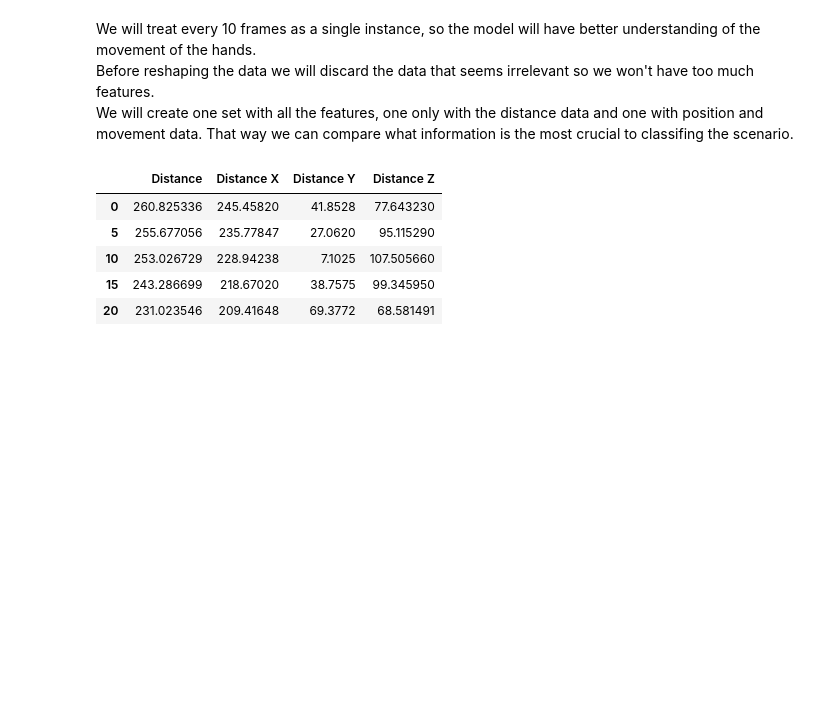
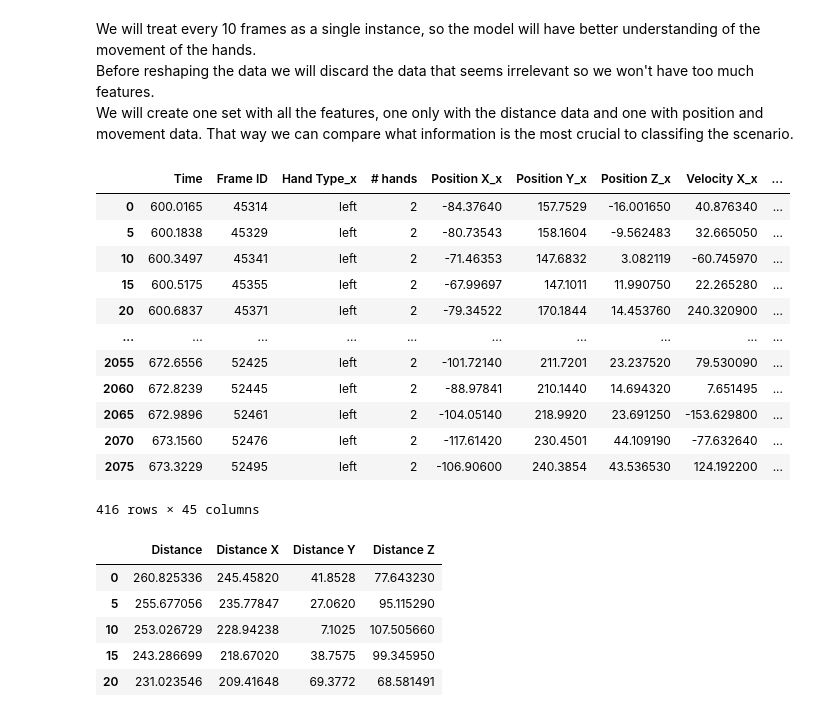
Before and after one commit to oridarshan/data-visualization-project, a Jupyter notebook: Hands Classification.ipynb, the cells around one changed output. Saved outputs shown, nothing was run; the diff lists cells and outputs as text; code cells hidden in the pictures; blank space fills up the shorter version.

Commit message:
hands scaling

```diff
--- a/Hands Classification.ipynb
+++ b/Hands Classification.ipynb
@@ -703,7 +703,7 @@ Example df shape after: (4485, 42)
 # %%
 # val data
 print('Example df shape before: '+str(Alone_val.shape))
-Spon_val=add_distance(Spon_val)
+# Spon_val=add_distance(Spon_val)- done as demo
 Sync_val=add_distance(Sync_val)
 Alone_val=add_distance(Alone_val)
 print('Example df shape after: '+str(Alone_val.shape))
@@ -1194,6 +1195,23 @@ def prepare_data (df):
                          ' Velocity X_y', ' Velocity Y_y', ' Velocity Z_y']]
     dis_data=df.loc[:,[' Distance','Distance X', 'Distance Y', 'Distance Z']]
     return(full_data, pos_vel_data, dis_data)
+# %%
+#TODO delete
+Spon_val
+# %% [output]
+|  | Time | Frame ID | Hand Type_x | # hands | Position X_x | Position Y_x | Position Z_x | Velocity X_x | ... |
+| 0 | 600.0165 | 45314 | left | 2 | -84.37640 | 157.7529 | -16.001650 | 40.876340 | ... |
+| 5 | 600.1838 | 45329 | left | 2 | -80.73543 | 158.1604 | -9.562483 | 32.665050 | ... |
+| 10 | 600.3497 | 45341 | left | 2 | -71.46353 | 147.6832 | 3.082119 | -60.745970 | ... |
+| 15 | 600.5175 | 45355 | left | 2 | -67.99697 | 147.1011 | 11.990750 | 22.265280 | ... |
+| 20 | 600.6837 | 45371 | left | 2 | -79.34522 | 170.1844 | 14.453760 | 240.320900 | ... |
+| ... | ... | ... | ... | ... | ... | ... | ... | ... | ... |
+| 2055 | 672.6556 | 52425 | left | 2 | -101.72140 | 211.7201 | 23.237520 | 79.530090 | ... |
+| 2060 | 672.8239 | 52445 | left | 2 | -88.97841 | 210.1440 | 14.694320 | 7.651495 | ... |
+| 2065 | 672.9896 | 52461 | left | 2 | -104.05140 | 218.9920 | 23.691250 | -153.629800 | ... |
+| 2070 | 673.1560 | 52476 | left | 2 | -117.61420 | 230.4501 | 44.109190 | -77.632640 | ... |
+| 2075 | 673.3229 | 52495 | left | 2 | -106.90600 | 240.3854 | 43.536530 | 124.192200 | ... |
+416 rows × 45 columns
 # %%
 # train data
 Sync_f, Sync_pv, Sync_d=prepare_data(Sync)
```
Also changed, not shown: parts of 12 cells of this notebook.
